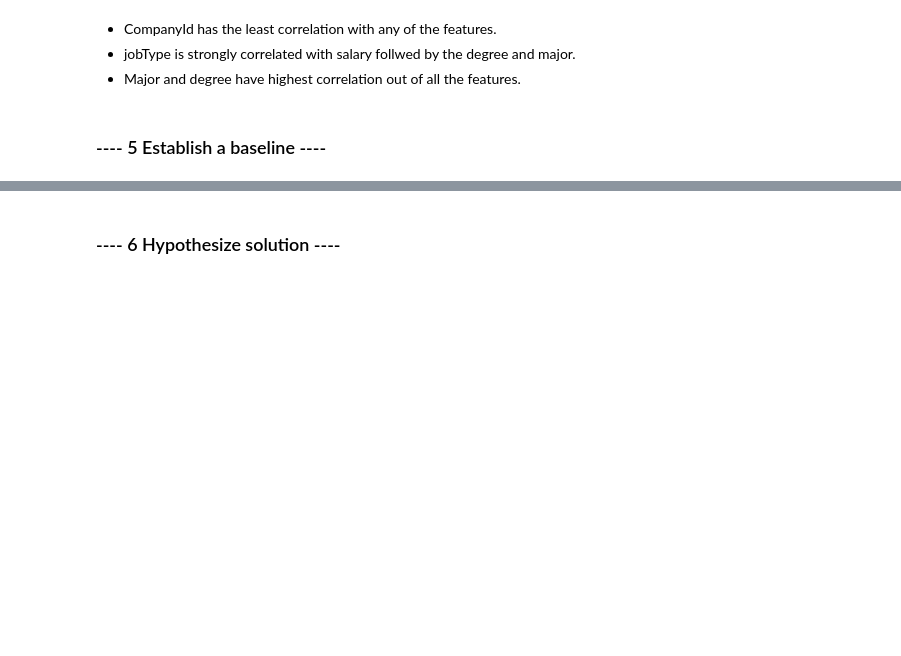
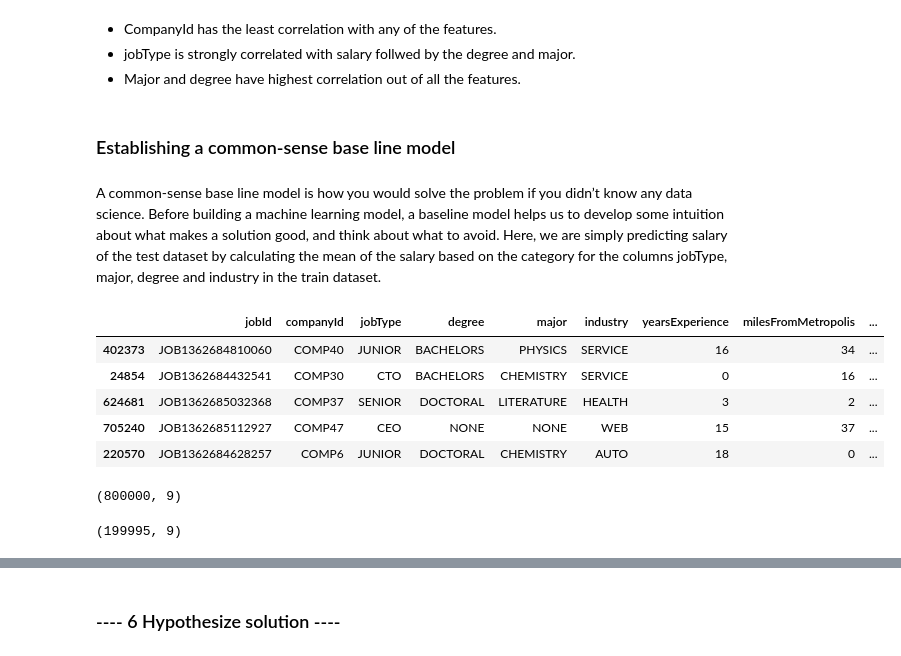
Before and after one commit to pavankanjula/salaryprediction, a Jupyter notebook: Salary Prediction.ipynb, the cells around one changed output, grey strips where cells are left out. Saved outputs shown, nothing was run; the diff lists cells and outputs as text; code cells hidden in the pictures; blank space fills up the shorter version.

Commit message:
Establishing a baseline model

```diff
--- a/Salary Prediction.ipynb
+++ b/Salary Prediction.ipynb
@@ -512,5 +525,3 @@ heatMap(train_df, mirror = True)
 * CompanyId has the least correlation with any of the features.
 * jobType is strongly correlated with salary follwed by the degree and major.
 * Major and degree have highest correlation out of all the features.
-# %% [markdown]
-### ---- 5 Establish a baseline ----
@@ -521,0 +528,15 @@ heatMap(train_df, mirror = True)
+# %% [markdown]
+### Establishing a common-sense base line model
+# %% [markdown]
+A common-sense base line model is how you would solve the problem if you didn’t know any data science. Before building a machine learning model, a baseline model helps us to develop some intuition about what makes a solution good, and think about what to avoid. Here, we are simply predicting salary of the test dataset by calculating the mean of the salary based on the category for the columns jobType, major, degree and industry in the train dataset.
+# %%
+baseline_df = shuffle(train_df)
+# %%
+baseline_df.head()
+# %% [output]
+|  | jobId | companyId | jobType | degree | major | industry | yearsExperience | milesFromMetropolis | ... |
+| 402373 | JOB1362684810060 | COMP40 | JUNIOR | BACHELORS | PHYSICS | SERVICE | 16 | 34 | ... |
+| 24854 | JOB1362684432541 | COMP30 | CTO | BACHELORS | CHEMISTRY | SERVICE | 0 | 16 | ... |
+| 624681 | JOB1362685032368 | COMP37 | SENIOR | DOCTORAL | LITERATURE | HEALTH | 3 | 2 | ... |
+| 705240 | JOB1362685112927 | COMP47 | CEO | NONE | NONE | WEB | 15 | 37 | ... |
+| 220570 | JOB1362684628257 | COMP6 | JUNIOR | DOCTORAL | CHEMISTRY | AUTO | 18 | 0 | ... |
@@ -521,0 +546,8 @@ heatMap(train_df, mirror = True)
+# %%
+baseline_train.shape
+# %% [output]
+(800000, 9)
+# %%
+baseline_test.shape
+# %% [output]
+(199995, 9)
```
Also changed, not shown: parts of 25 cells of this notebook.
